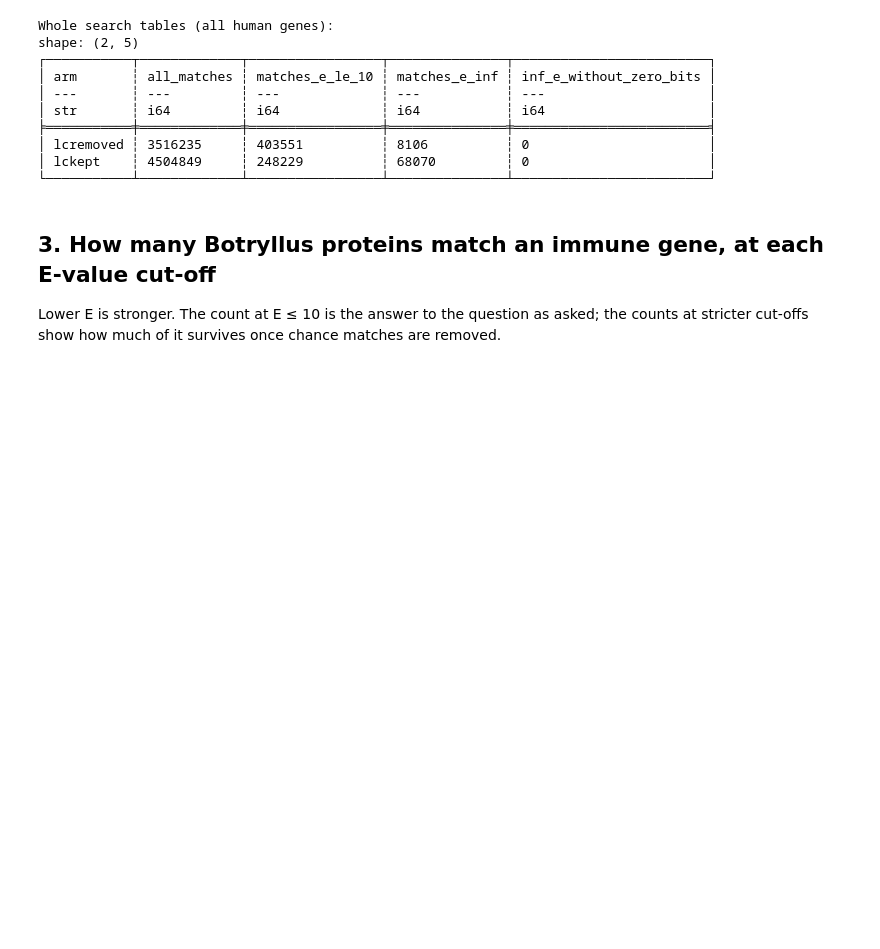
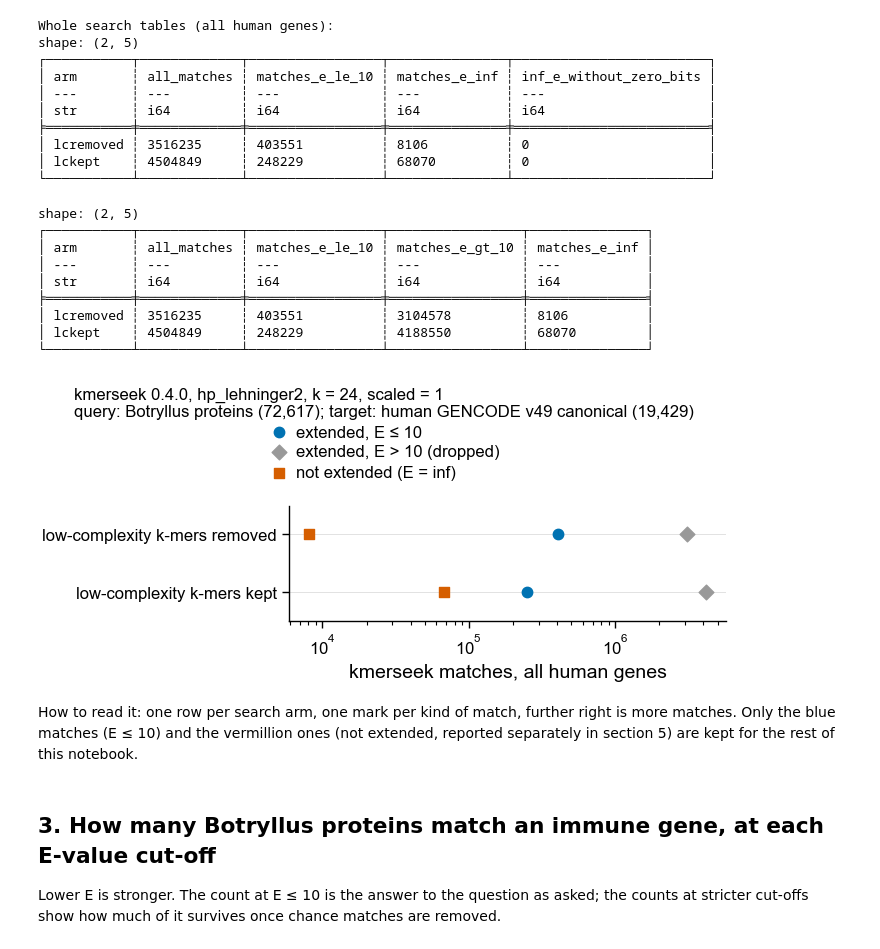
Before and after one commit to olgabot/botryllus-mhc, a Jupyter notebook: notebooks/232_kmerseek_botryllus_vs_human_immune_genes_hla.ipynb, the cells around one changed output. Saved outputs shown, nothing was run; the diff lists cells and outputs as text; code cells hidden in the pictures; blank space fills up the shorter version.

```diff
--- a/notebooks/232_kmerseek_botryllus_vs_human_immune_genes_hla.ipynb
+++ b/notebooks/232_kmerseek_botryllus_vs_human_immune_genes_hla.ipynb
@@ -150,6 +150,42 @@ shape: (2, 5)
 │ lcremoved ┆ 3516235     ┆ 403551          ┆ 8106          ┆ 0                       │
 │ lckept    ┆ 4504849     ┆ 248229          ┆ 68070         ┆ 0                       │
 └───────────┴─────────────┴─────────────────┴───────────────┴─────────────────────────┘
+# %%
+# the same three kinds of match as figure 233a: extended with E <= 10, extended with E > 10, not extended
+KINDS = [("matches_e_le_10", "extended, E ≤ 10", pf.OKABE_ITO["blue"], "o"),
+         ("matches_e_gt_10", "extended, E > 10 (dropped)", pf.GREY, "D"),
+         ("matches_e_inf", "not extended (E = inf)", pf.OKABE_ITO["vermillion"], "s")]
+kinds = whole_table_df.with_columns(
+    (pl.col("all_matches") - pl.col("matches_e_le_10") - pl.col("matches_e_inf")).alias("matches_e_gt_10"))
+print(kinds.select("arm", "all_matches", *[k for k, *_ in KINDS]))
+
+fig, ax = pf.figure(pf.ONE_COLUMN_MM, 40)
+for y, arm in enumerate(ARMS):
+    r = kinds.filter(pl.col("arm") == arm).row(0, named=True)
+    for col, label, colour, marker in KINDS:
+        ax.scatter(r[col], y, color=colour, marker=marker, s=14, zorder=3, label=label if y == 0 else None)
+ax.set_yticks(range(len(ARMS)), [ARM_LABEL[a] for a in ARMS])
+ax.set_ylim(len(ARMS) - 0.5, -0.5)
+ax.grid(axis="y", linewidth=0.3, color="#dddddd")
+ax.set_xscale("log")
+ax.set_xlabel("kmerseek matches, all human genes")
+pf.shared_legend(fig, ncol=1, title=f"{TOOL_LINE}\n{QUERY_TARGET_LINE}")
+pf.save(fig, FIG_DIR / "232e_whole_search_matches_extended_vs_not_kmerseek_botryllus_vs_gencode")
+# %% [output]
+shape: (2, 5)
+┌───────────┬─────────────┬─────────────────┬─────────────────┬───────────────┐
+│ arm       ┆ all_matches ┆ matches_e_le_10 ┆ matches_e_gt_10 ┆ matches_e_inf │
+│ ---       ┆ ---         ┆ ---             ┆ ---             ┆ ---           │
+│ str       ┆ i64         ┆ i64             ┆ i64             ┆ i64           │
+╞═══════════╪═════════════╪═════════════════╪═════════════════╪═══════════════╡
+│ lcremoved ┆ 3516235     ┆ 403551          ┆ 3104578         ┆ 8106          │
+│ lckept    ┆ 4504849     ┆ 248229          ┆ 4188550         ┆ 68070         │
+└───────────┴─────────────┴─────────────────┴─────────────────┴───────────────┘
+[figure, added]
+# %% [markdown]
+How to read it: one row per search arm, one mark per kind of match, further right is more
+matches. Only the blue matches (E ≤ 10) and the vermillion ones (not extended, reported
+separately in section 5) are kept for the rest of this notebook.
 # %% [markdown]
 ## 3. How many Botryllus proteins match an immune gene, at each E-value cut-off
 
```
Also changed, not shown: parts of 4 cells of this notebook, 47 other files.
